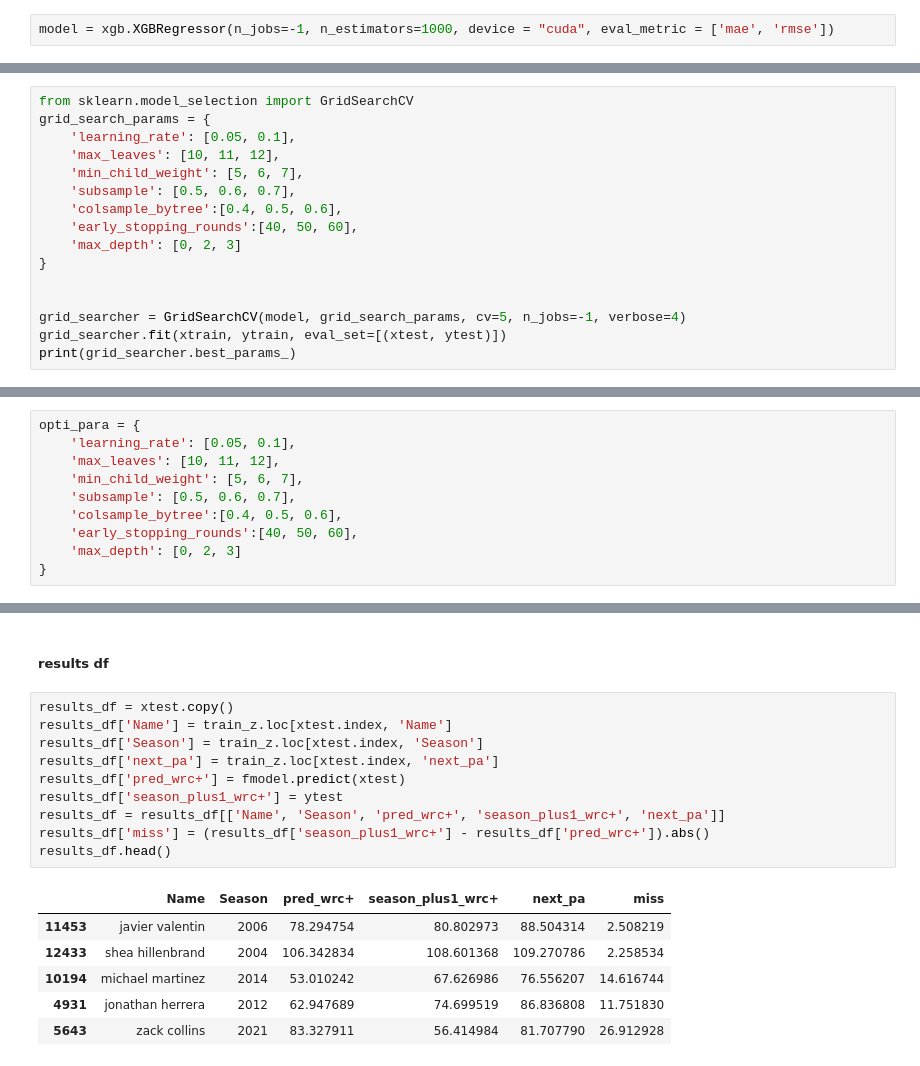
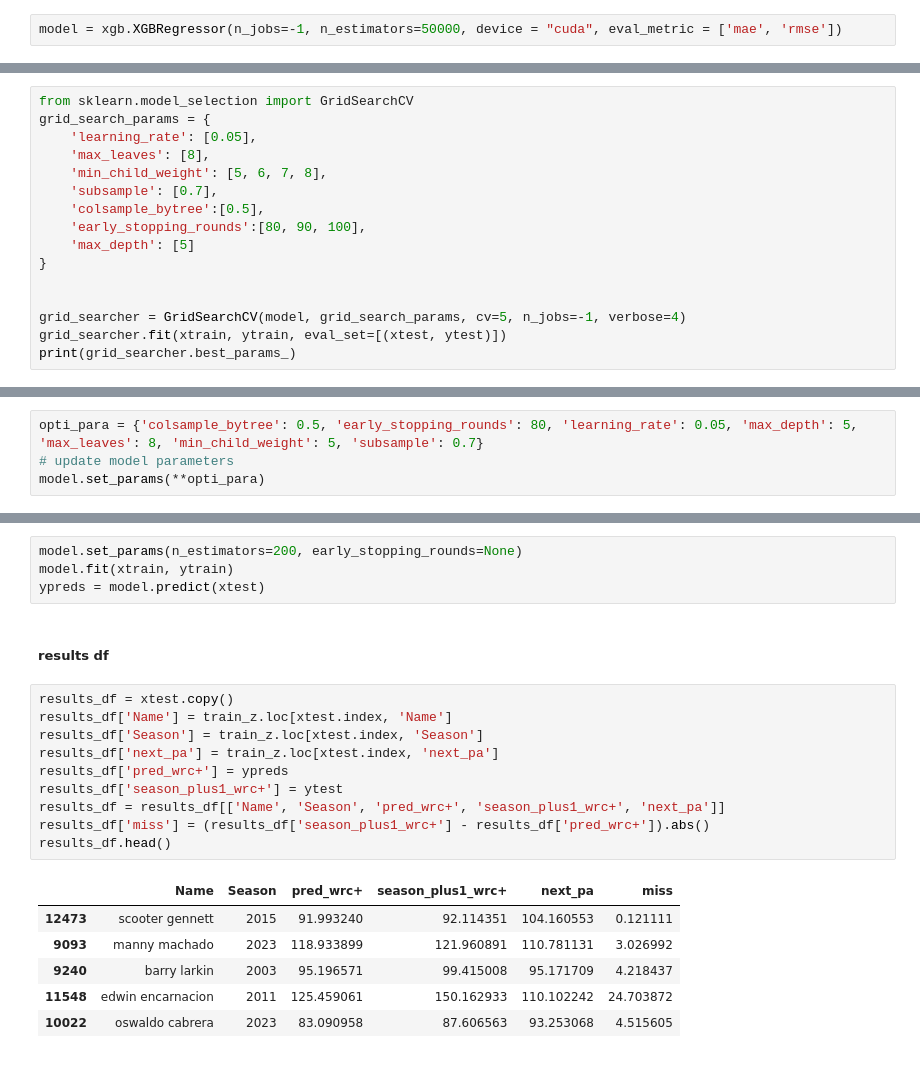
Before and after one commit to daltonlowery26/DIPS, a Jupyter notebook: models/wrc_models/wrc_regression/reg_02_24.ipynb, the cells around one changed output, grey strips where cells are left out. Saved outputs shown, nothing was run; the diff lists cells and outputs as text.

Commit message:
finally actually fixed scipy opti, implemnted all nn

```diff
--- a/models/wrc_models/wrc_regression/reg_02_24.ipynb
+++ b/models/wrc_models/wrc_regression/reg_02_24.ipynb
@@ -161,7 +182,7 @@ xtrain, xtest, ytrain, ytest = train_test_split(X, Y, test_size=0.25, random_sta
 # %% [markdown]
 model
 # %%
-model = xgb.XGBRegressor(n_jobs=-1, n_estimators=1000, device = "cuda", eval_metric = ['mae', 'rmse'])
+model = xgb.XGBRegressor(n_jobs=-1, n_estimators=50000, device = "cuda", eval_metric = ['mae', 'rmse'])
 # %% [markdown]
 ##### hyper para tuning
 # %% [markdown]
@@ -222,13 +240,13 @@ grid search
 # %%
 from sklearn.model_selection import GridSearchCV
 grid_search_params = {
-    'learning_rate': [0.05, 0.1],
-    'max_leaves': [10, 11, 12],
-    'min_child_weight': [5, 6, 7],
-    'subsample': [0.5, 0.6, 0.7],
-    'colsample_bytree':[0.4, 0.5, 0.6],
-    'early_stopping_rounds':[40, 50, 60],
-    'max_depth': [0, 2, 3]
+    'learning_rate': [0.05],
+    'max_leaves': [8],
+    'min_child_weight': [5, 6, 7, 8],
+    'subsample': [0.7],
+    'colsample_bytree':[0.5],
+    'early_stopping_rounds':[80, 90, 100],
+    'max_depth': [5]
 }
 
 
@@ -238,10 +291,4 @@ print(grid_searcher.best_params_)
 # %%
-opti_para = {
-    'learning_rate': [0.05, 0.1],
-    'max_leaves': [10, 11, 12],
-    'min_child_weight': [5, 6, 7],
-    'subsample': [0.5, 0.6, 0.7],
-    'colsample_bytree':[0.4, 0.5, 0.6],
-    'early_stopping_rounds':[40, 50, 60],
-    'max_depth': [0, 2, 3]
-}
+opti_para = {'colsample_bytree': 0.5, 'early_stopping_rounds': 80, 'learning_rate': 0.05, 'max_depth': 5, 'max_leaves': 8, 'min_child_weight': 5, 'subsample': 0.7}
+# update model parameters
+model.set_params(**opti_para)
@@ -255,19 +326,23 @@ fmodel.head()
+# %%
+model.set_params(n_estimators=200, early_stopping_rounds=None)
+model.fit(xtrain, ytrain)
+ypreds = model.predict(xtest)
 # %% [markdown]
 ##### results df
 # %%
 results_df = xtest.copy()
 results_df['Name'] = train_z.loc[xtest.index, 'Name']
 results_df['Season'] = train_z.loc[xtest.index, 'Season']
 results_df['next_pa'] = train_z.loc[xtest.index, 'next_pa']
-results_df['pred_wrc+'] = fmodel.predict(xtest)
+results_df['pred_wrc+'] = ypreds
 results_df['season_plus1_wrc+'] = ytest
 results_df = results_df[['Name', 'Season', 'pred_wrc+', 'season_plus1_wrc+', 'next_pa']]
 results_df['miss'] = (results_df['season_plus1_wrc+'] - results_df['pred_wrc+']).abs()
 results_df.head()
 # %% [output]
 |  | Name | Season | pred_wrc+ | season_plus1_wrc+ | next_pa | miss |
-| 11453 | javier valentin | 2006 | 78.294754 | 80.802973 | 88.504314 | 2.508219 |
-| 12433 | shea hillenbrand | 2004 | 106.342834 | 108.601368 | 109.270786 | 2.258534 |
-| 10194 | michael martinez | 2014 | 53.010242 | 67.626986 | 76.556207 | 14.616744 |
-| 4931 | jonathan herrera | 2012 | 62.947689 | 74.699519 | 86.836808 | 11.751830 |
-| 5643 | zack collins | 2021 | 83.327911 | 56.414984 | 81.707790 | 26.912928 |
+| 12473 | scooter gennett | 2015 | 91.993240 | 92.114351 | 104.160553 | 0.121111 |
+| 9093 | manny machado | 2023 | 118.933899 | 121.960891 | 110.781131 | 3.026992 |
+| 9240 | barry larkin | 2003 | 95.196571 | 99.415008 | 95.171709 | 4.218437 |
+| 11548 | edwin encarnacion | 2011 | 125.459061 | 150.162933 | 110.102242 | 24.703872 |
+| 10022 | oswaldo cabrera | 2023 | 83.090958 | 87.606563 | 93.253068 | 4.515605 |
```
Also changed, not shown: parts of 14 cells of this notebook, 1 other file.
